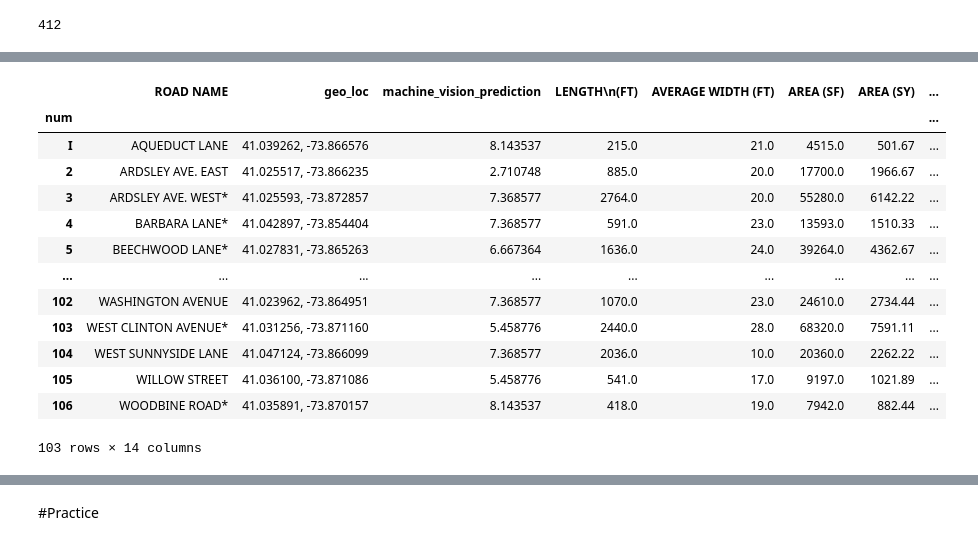
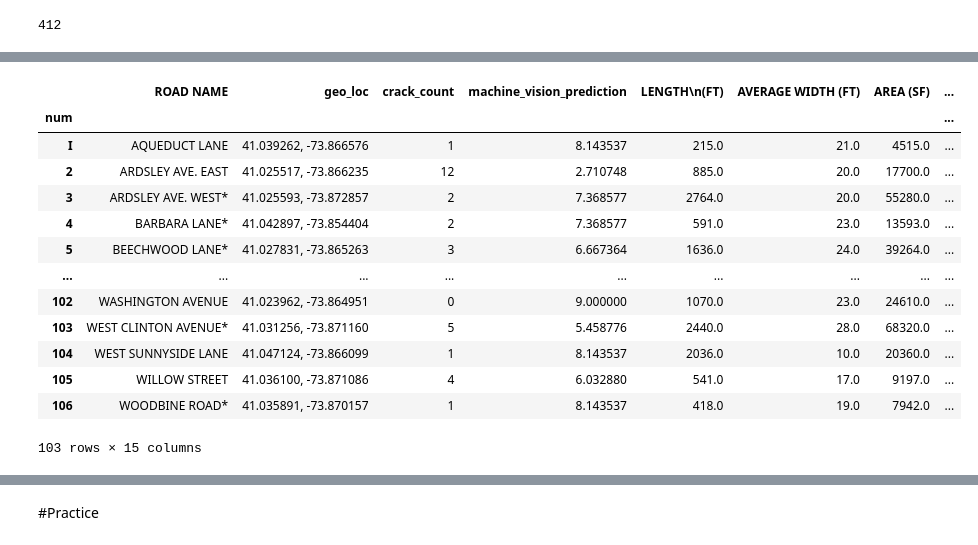
Before and after one commit to mounesi/pa, a Jupyter notebook: notebooks/random_forest_Irvington_validation.ipynb, the cells around one changed output, grey strips where cells are left out. Drawn from its saved outputs; the diff is of its cells as text; code cells hidden in the pictures.

```diff
--- a/notebooks/random_forest_Irvington_validation.ipynb
+++ b/notebooks/random_forest_Irvington_validation.ipynb
@@ -405,16 +438,13 @@ NUM_CLASSES = 1
 THRESH= 0.1
 
 # Image Frame Size (480x480 default)
-#IMAGE_WIDTH = 300
-#IMAGE_HEIGHT = 300
-
+IMAGE_WIDTH = 600
+IMAGE_HEIGHT = 600
 
 TIMER = 1
 ITIMER = 0
 
-
 PATH_TO_LABELS = PATH_TO_LABEL_MAP
-
 
 # Read Labels
 LABEL_MAP = label_map_util.load_labelmap(PATH_TO_LABELS)
@@ -428,0 +457,19 @@ ModuleNotFoundError: ignored
+# %%
+def read_single_image(i, test_dir_path):
+    '''
+    read the image data
+    '''
+
+    path = test_dir_path+"/image{}.jpg".format(i)
+    i+=1
+    print(path)
+    img = cv2.imread(path) # reading the img
+    #get image shape
+    #width, height, ch = img.shape
+    #select suqare part of image if needed
+    #if width != height:
+    #    img = img[0:959 , 0:959]
+    #resize the image if needed
+    #if width>IMAGE_WIDTH or height>IMAGE_HEIGHT:
+    #    img  = cv2.resize(img, (IMAGE_WIDTH, IMAGE_HEIGHT))   # Resize image to see all
+    return img
@@ -504,7 +563,7 @@ def read_single_image(i, test_dir_path):
     print(path)
     img = cv2.imread(path) # reading the img
     #get image shape
-    width, height, ch = img.shape
+    #width, height, ch = img.shape
     #select suqare part of image if needed
     #if width != height:
     #    img = img[0:959 , 0:959]
@@ -560,7 +619,8 @@ Main Code To Run
 '''
 PATH_TO_MODEL = PATH_TO_FROZEN_GRAPH
 detection_graph = setupgraph(PATH_TO_MODEL)
-TEST_DIR_PATH = './street_dataset'
+#TEST_DIR_PATH = './street_dataset'
+TEST_DIR_PATH = '/content/street_dataset'
 
 pa_rate = []
 cap, out = get_videos()
@@ -625,6 +685,7 @@ len(pa_rate)
 412
 # %%
 pa_local= []
+pa_count = []
 c_num = 15
 coef = 0.1
 for i in range(len(df['Longitude'])):
@@ -632,5 +693,6 @@ for i in range(len(df['Longitude'])):
     for j in range(ANGLE_SHIFT):
         pa_sum += pa_rate[4*i + j]
 
+    pa_count.append(pa_sum)
     pa_temp = 9 * np.exp(-pa_sum*coef)
     pa_local.append(pa_temp)
@@ -657,24 +733,24 @@ pa_local
 # %%
 # Using DataFrame.insert() to add a column
 df.insert(2, "machine_vision_prediction", pa_local, True)
-
+df.insert(2, "crack_count", pa_count, True)
 # Observe the result
 df
 # %% [output]
-|  | ROAD NAME | geo_loc | machine_vision_prediction | LENGTH\n(FT) | AVERAGE WIDTH (FT) | AREA (SF) | AREA (SY) | ... |
+|  | ROAD NAME | geo_loc | crack_count | machine_vision_prediction | LENGTH\n(FT) | AVERAGE WIDTH (FT) | AREA (SF) | ... |
 | num |  |  |  |  |  |  |  | ... |
-| I | AQUEDUCT LANE | 41.039262, -73.866576 | 8.143537 | 215.0 | 21.0 | 4515.0 | 501.67 | ... |
-| 2 | ARDSLEY AVE. EAST | 41.025517, -73.866235 | 2.710748 | 885.0 | 20.0 | 17700.0 | 1966.67 | ... |
-| 3 | ARDSLEY AVE. WEST* | 41.025593, -73.872857 | 7.368577 | 2764.0 | 20.0 | 55280.0 | 6142.22 | ... |
-| 4 | BARBARA LANE* | 41.042897, -73.854404 | 7.368577 | 591.0 | 23.0 | 13593.0 | 1510.33 | ... |
-| 5 | BEECHWOOD LANE* | 41.027831, -73.865263 | 6.667364 | 1636.0 | 24.0 | 39264.0 | 4362.67 | ... |
+| I | AQUEDUCT LANE | 41.039262, -73.866576 | 1 | 8.143537 | 215.0 | 21.0 | 4515.0 | ... |
+| 2 | ARDSLEY AVE. EAST | 41.025517, -73.866235 | 12 | 2.710748 | 885.0 | 20.0 | 17700.0 | ... |
+| 3 | ARDSLEY AVE. WEST* | 41.025593, -73.872857 | 2 | 7.368577 | 2764.0 | 20.0 | 55280.0 | ... |
+| 4 | BARBARA LANE* | 41.042897, -73.854404 | 2 | 7.368577 | 591.0 | 23.0 | 13593.0 | ... |
+| 5 | BEECHWOOD LANE* | 41.027831, -73.865263 | 3 | 6.667364 | 1636.0 | 24.0 | 39264.0 | ... |
 | ... | ... | ... | ... | ... | ... | ... | ... | ... |
-| 102 | WASHINGTON AVENUE | 41.023962, -73.864951 | 7.368577 | 1070.0 | 23.0 | 24610.0 | 2734.44 | ... |
-| 103 | WEST CLINTON AVENUE* | 41.031256, -73.871160 | 5.458776 | 2440.0 | 28.0 | 68320.0 | 7591.11 | ... |
-| 104 | WEST SUNNYSIDE LANE | 41.047124, -73.866099 | 7.368577 | 2036.0 | 10.0 | 20360.0 | 2262.22 | ... |
-| 105 | WILLOW STREET | 41.036100, -73.871086 | 5.458776 | 541.0 | 17.0 | 9197.0 | 1021.89 | ... |
-| 106 | WOODBINE ROAD* | 41.035891, -73.870157 | 8.143537 | 418.0 | 19.0 | 7942.0 | 882.44 | ... |
+| 102 | WASHINGTON AVENUE | 41.023962, -73.864951 | 0 | 9.000000 | 1070.0 | 23.0 | 24610.0 | ... |
+| 103 | WEST CLINTON AVENUE* | 41.031256, -73.871160 | 5 | 5.458776 | 2440.0 | 28.0 | 68320.0 | ... |
+| 104 | WEST SUNNYSIDE LANE | 41.047124, -73.866099 | 1 | 8.143537 | 2036.0 | 10.0 | 20360.0 | ... |
+| 105 | WILLOW STREET | 41.036100, -73.871086 | 4 | 6.032880 | 541.0 | 17.0 | 9197.0 | ... |
+| 106 | WOODBINE ROAD* | 41.035891, -73.870157 | 1 | 8.143537 | 418.0 | 19.0 | 7942.0 | ... |
-103 rows × 14 columns
+103 rows × 15 columns
 # %%
 # plot Year_RESURFACED_vs_Pavement_Rate_Total
 import numpy as np
```
Also changed, not shown: parts of 36 cells of this notebook.
